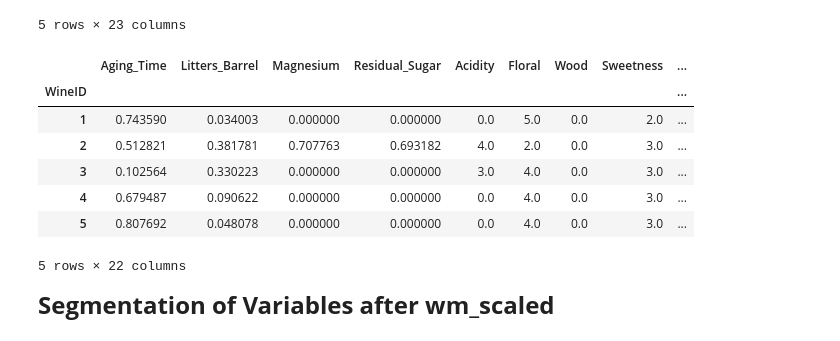
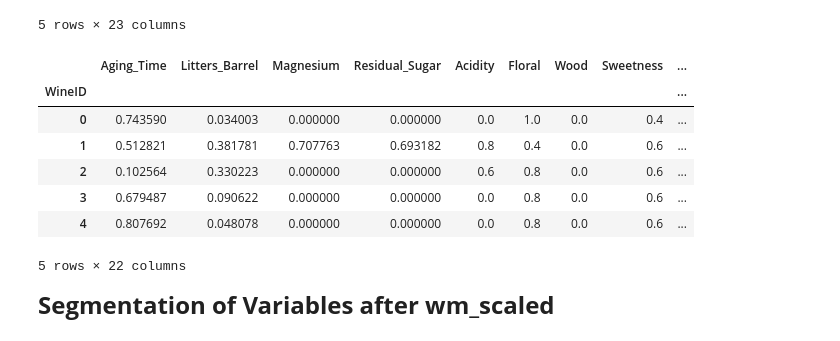
Before and after one commit to CodeGroupDM/Code-DM, a Jupyter notebook: Project_SOM - Kopie.ipynb, the cells around one changed output. Cells and saved outputs as stored; diff of their text form; code cells hidden in the pictures.

```diff
--- a/Project_SOM - Kopie.ipynb
+++ b/Project_SOM - Kopie.ipynb
@@ -26,18 +26,18 @@ wm_cleaned.head()
 | 5 | 70 | 354 | 0 | 0.0 | 0 | 4 | 0 | 3 | ... |
 5 rows × 23 columns
 # %%
-wm_scaled = pd.read_csv(r'data\WineMatters_scaled.csv')
+wm_scaled = pd.read_csv(r'WineMatters_scaled.csv')
 wm_scaled.set_index('Unnamed: 0', inplace = True)
 wm_scaled.index.rename('WineID', inplace=True)
 wm_scaled.head()
 # %% [output]
 |  | Aging_Time | Litters_Barrel | Magnesium | Residual_Sugar | Acidity | Floral | Wood | Sweetness | ... |
 | WineID |  |  |  |  |  |  |  |  | ... |
-| 1 | 0.743590 | 0.034003 | 0.000000 | 0.000000 | 0.0 | 5.0 | 0.0 | 2.0 | ... |
-| 2 | 0.512821 | 0.381781 | 0.707763 | 0.693182 | 4.0 | 2.0 | 0.0 | 3.0 | ... |
-| 3 | 0.102564 | 0.330223 | 0.000000 | 0.000000 | 3.0 | 4.0 | 0.0 | 3.0 | ... |
-| 4 | 0.679487 | 0.090622 | 0.000000 | 0.000000 | 0.0 | 4.0 | 0.0 | 3.0 | ... |
-| 5 | 0.807692 | 0.048078 | 0.000000 | 0.000000 | 0.0 | 4.0 | 0.0 | 3.0 | ... |
+| 0 | 0.743590 | 0.034003 | 0.000000 | 0.000000 | 0.0 | 1.0 | 0.0 | 0.4 | ... |
+| 1 | 0.512821 | 0.381781 | 0.707763 | 0.693182 | 0.8 | 0.4 | 0.0 | 0.6 | ... |
+| 2 | 0.102564 | 0.330223 | 0.000000 | 0.000000 | 0.6 | 0.8 | 0.0 | 0.6 | ... |
+| 3 | 0.679487 | 0.090622 | 0.000000 | 0.000000 | 0.0 | 0.8 | 0.0 | 0.6 | ... |
+| 4 | 0.807692 | 0.048078 | 0.000000 | 0.000000 | 0.0 | 0.8 | 0.0 | 0.6 | ... |
 5 rows × 22 columns
 # %% [markdown]
 <b><font size="5">Segmentation of Variables after wm_scaled</font><a class="anchor"><a id='toc'></a></b>
```
Also changed, not shown: parts of 64 cells of this notebook.
